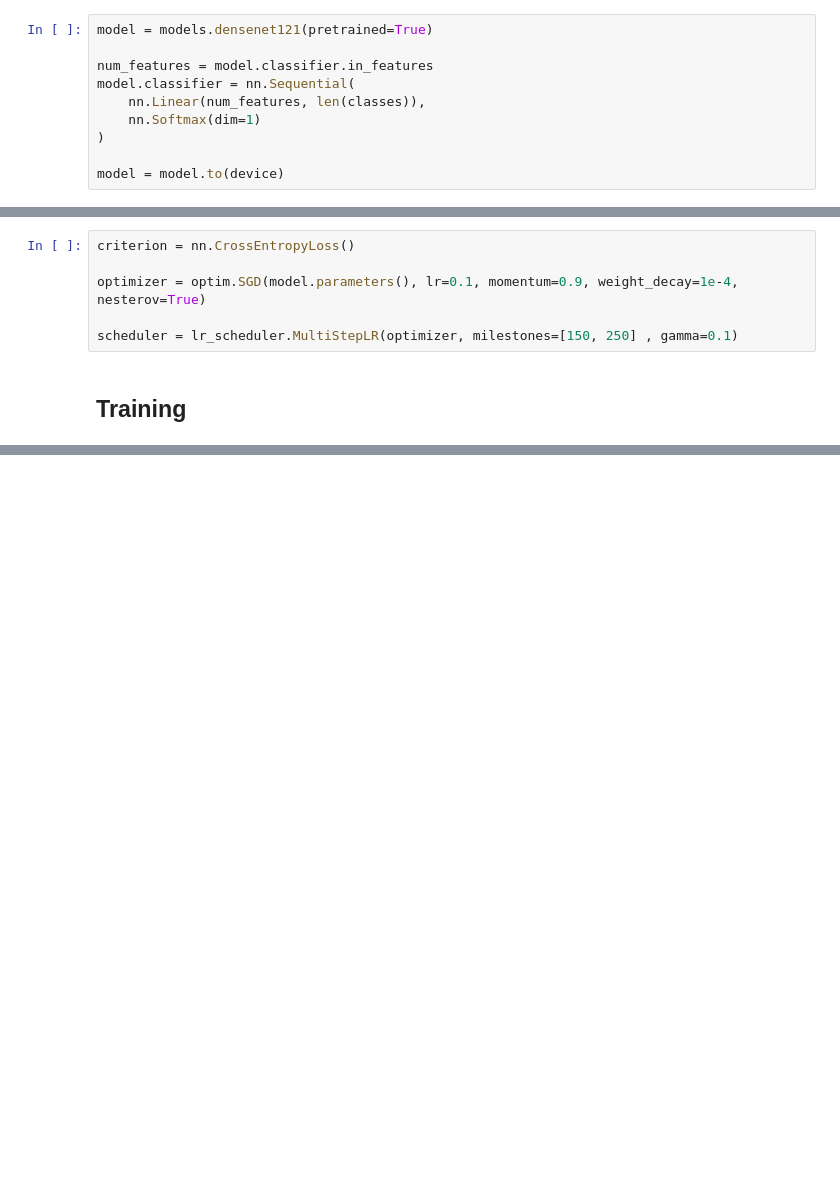
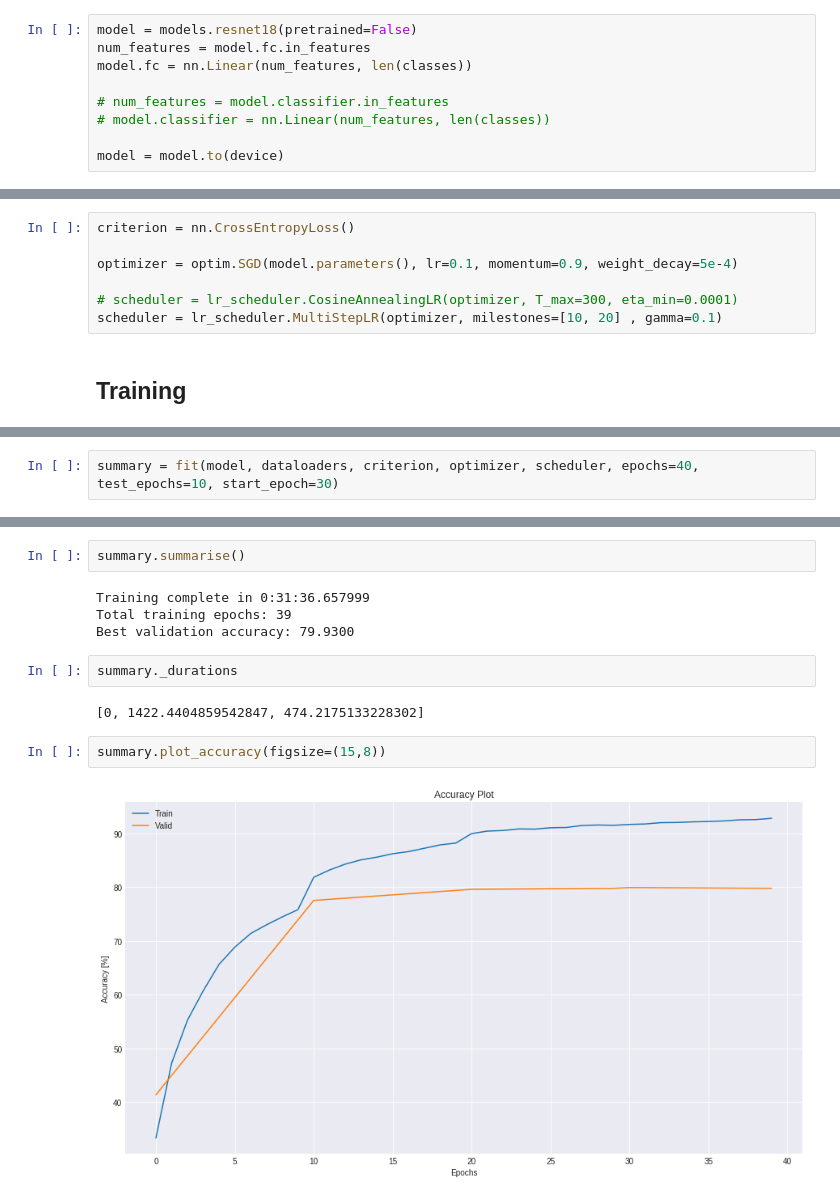
Before and after one commit to bpaszko/MGU-conv, a Jupyter notebook: notebooks/1-bp-playground.ipynb, the cells around one changed output, grey strips where cells are left out. Drawn from its saved outputs; the diff is of its cells as text; blank space fills up the shorter version.

```diff
--- a/notebooks/1-bp-playground.ipynb
+++ b/notebooks/1-bp-playground.ipynb
@@ -224,13 +267,12 @@ device = torch.device("cuda:0" if torch.cuda.is_available() else "cpu")
 # %% [markdown]
 #### Architecture
 # %%
-model = models.densenet121(pretrained=True)
+model = models.resnet18(pretrained=False)
+num_features = model.fc.in_features
+model.fc = nn.Linear(num_features, len(classes))
 
-num_features = model.classifier.in_features
-model.classifier = nn.Sequential(
-    nn.Linear(num_features, len(classes)),
-    nn.Softmax(dim=1)
-)
+# num_features = model.classifier.in_features
+# model.classifier = nn.Linear(num_features, len(classes))
 
 model = model.to(device)
 # %% [markdown]
@@ -238,9 +280,10 @@ model = model.to(device)
 # %%
 criterion = nn.CrossEntropyLoss()
 
-optimizer = optim.SGD(model.parameters(), lr=0.1, momentum=0.9, weight_decay=1e-4, nesterov=True)
+optimizer = optim.SGD(model.parameters(), lr=0.1, momentum=0.9, weight_decay=5e-4)
 
-scheduler = lr_scheduler.MultiStepLR(optimizer, milestones=[150, 250] , gamma=0.1)
+# scheduler = lr_scheduler.CosineAnnealingLR(optimizer, T_max=300, eta_min=0.0001)
+scheduler = lr_scheduler.MultiStepLR(optimizer, milestones=[10, 20] , gamma=0.1)
 # %% [markdown]
 ## Training
 # %%
@@ -309,0 +363,2 @@ def train(model, dataloaders, criterion, optimizer, scheduler, epochs, test_epoc
+# %%
+summary = fit(model, dataloaders, criterion, optimizer, scheduler, epochs=40, test_epochs=10, start_epoch=30)
@@ -309,0 +369,14 @@ def train(model, dataloaders, criterion, optimizer, scheduler, epochs, test_epoc
+# %%
+summary.summarise()
+# %% [output]
+Training complete in 0:31:36.657999
+Total training epochs: 39
+Best validation accuracy: 79.9300
+# %%
+summary._durations
+# %% [output]
+[0, 1422.4404859542847, 474.2175133228302]
+# %%
+summary.plot_accuracy(figsize=(15,8))
+# %% [output]
+[figure, added]
```
Also changed, not shown: parts of 41 cells of this notebook.
